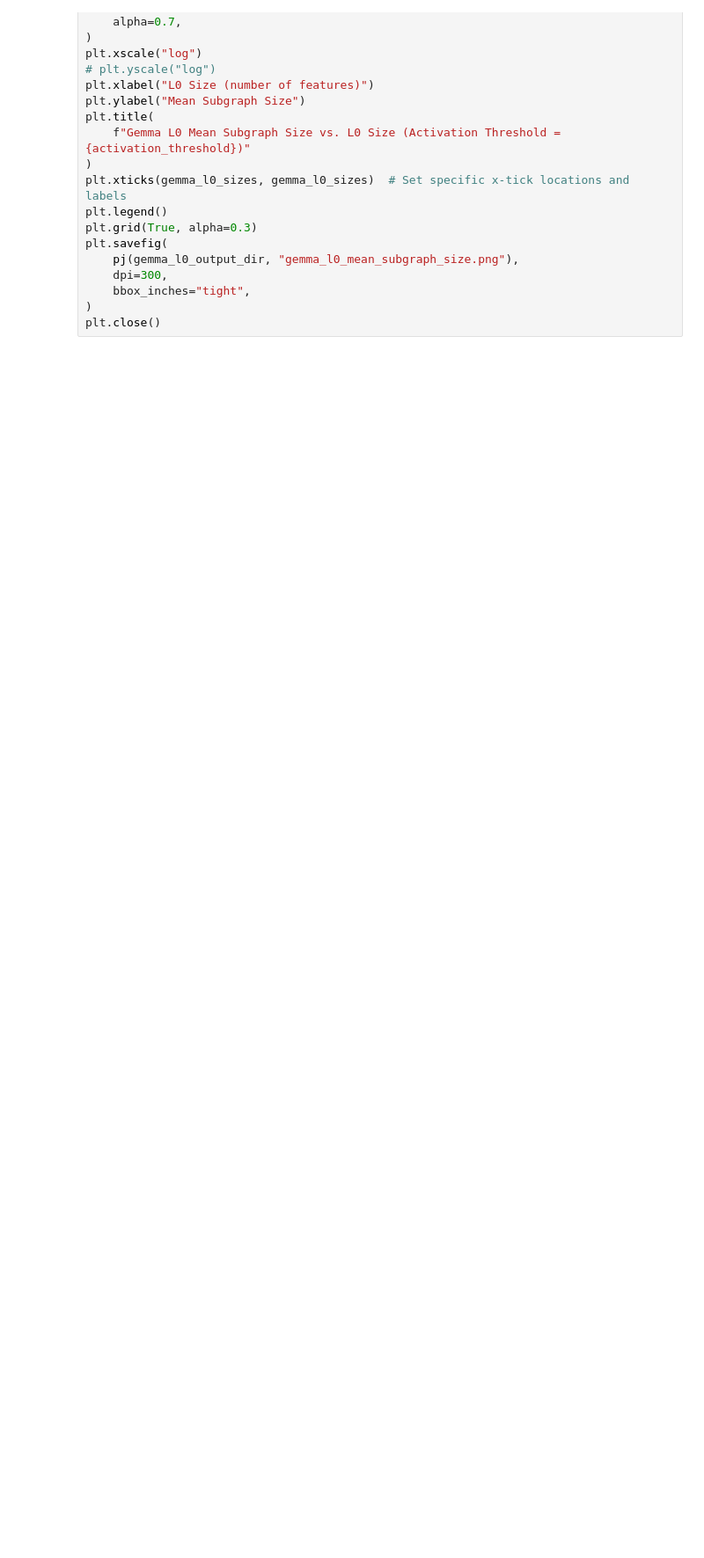
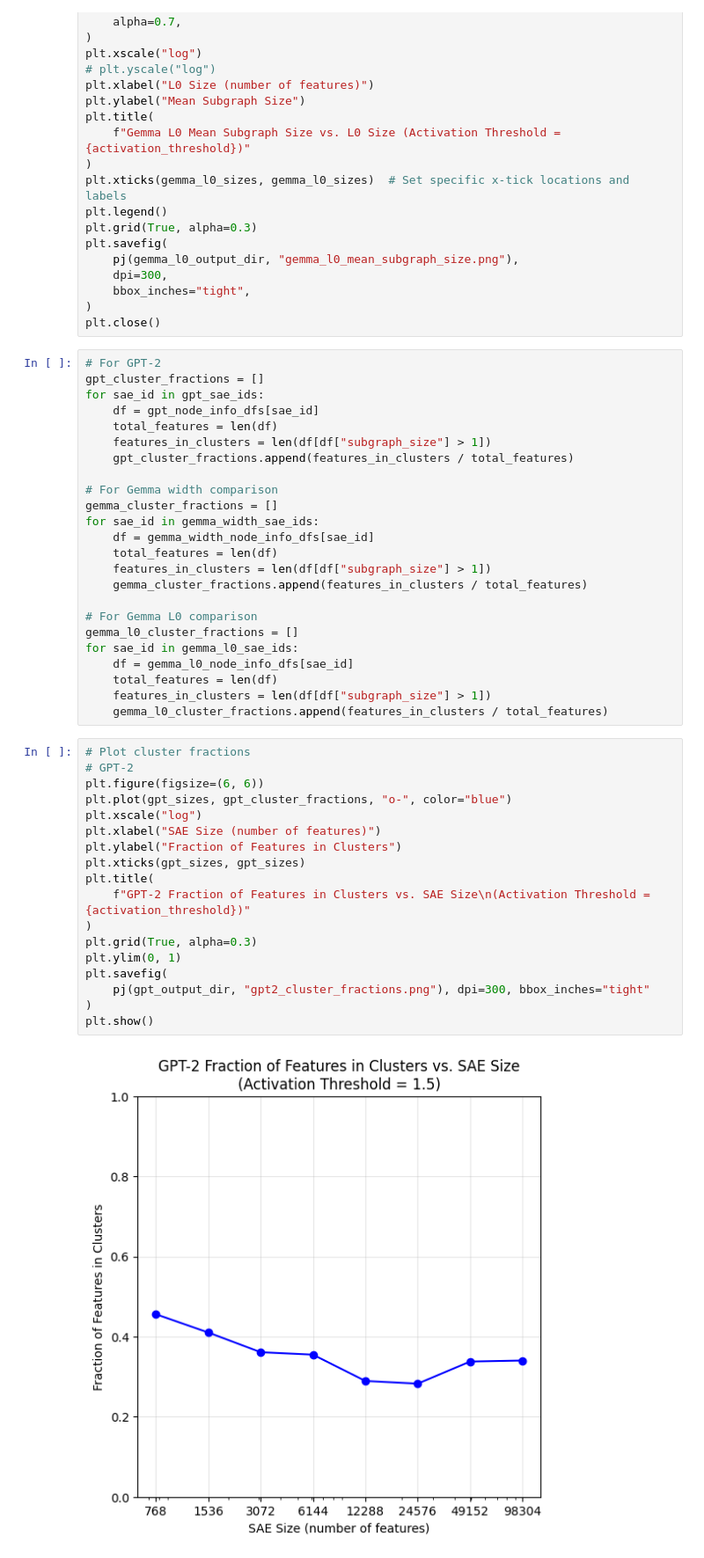
Before and after one commit to MClarke1991/sae_cooccurrence, a Jupyter notebook: src/size_effects/subgraph_size_vs_width.ipynb, the cells around one changed output. Shown: that part at 88% size. Cells and saved outputs as stored; diff of their text form; blank space fills up the shorter version.

Commit message:
add: subgraph fraction vs width

```diff
--- a/src/size_effects/subgraph_size_vs_width.ipynb
+++ b/src/size_effects/subgraph_size_vs_width.ipynb
@@ -305,3 +305,47 @@ plt.savefig(
     bbox_inches="tight",
 )
 plt.close()
+# %%
+# For GPT-2
+gpt_cluster_fractions = []
+for sae_id in gpt_sae_ids:
+    df = gpt_node_info_dfs[sae_id]
+    total_features = len(df)
+    features_in_clusters = len(df[df["subgraph_size"] > 1])
+    gpt_cluster_fractions.append(features_in_clusters / total_features)
+
+# For Gemma width comparison
+gemma_cluster_fractions = []
+for sae_id in gemma_width_sae_ids:
+    df = gemma_width_node_info_dfs[sae_id]
+    total_features = len(df)
+    features_in_clusters = len(df[df["subgraph_size"] > 1])
+    gemma_cluster_fractions.append(features_in_clusters / total_features)
+
+# For Gemma L0 comparison
+gemma_l0_cluster_fractions = []
+for sae_id in gemma_l0_sae_ids:
+    df = gemma_l0_node_info_dfs[sae_id]
+    total_features = len(df)
+    features_in_clusters = len(df[df["subgraph_size"] > 1])
+    gemma_l0_cluster_fractions.append(features_in_clusters / total_features)
+# %%
+# Plot cluster fractions
+# GPT-2
+plt.figure(figsize=(6, 6))
+plt.plot(gpt_sizes, gpt_cluster_fractions, "o-", color="blue")
+plt.xscale("log")
+plt.xlabel("SAE Size (number of features)")
+plt.ylabel("Fraction of Features in Clusters")
+plt.xticks(gpt_sizes, gpt_sizes)
+plt.title(
+    f"GPT-2 Fraction of Features in Clusters vs. SAE Size\n(Activation Threshold = {activation_threshold})"
+)
+plt.grid(True, alpha=0.3)
+plt.ylim(0, 1)
+plt.savefig(
+    pj(gpt_output_dir, "gpt2_cluster_fractions.png"), dpi=300, bbox_inches="tight"
+)
+plt.show()
+# %% [output]
+[figure, added]
```
Also changed, not shown: parts of 2 cells of this notebook.
